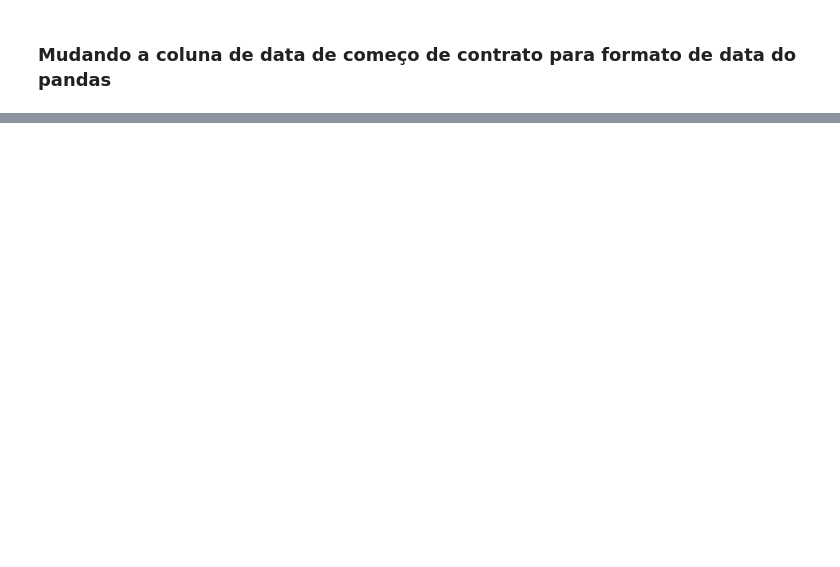
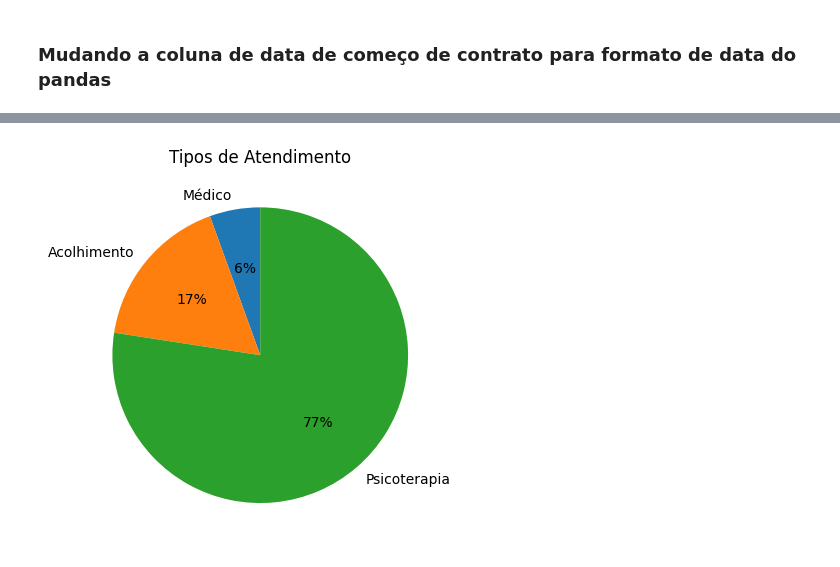
Before and after one commit to leoscarlato/deploy-sprint, a Jupyter notebook: notebooks/modelo.ipynb, the cells around one changed output, grey strips where cells are left out. Drawn from its saved outputs; the diff is of its cells as text; code cells hidden in the pictures; blank space fills up the shorter version.

```diff
--- a/notebooks/modelo.ipynb
+++ b/notebooks/modelo.ipynb
@@ -428,0 +448,9 @@ sns.heatmap(corr, xticklabels=corr.columns, yticklabels=corr.columns)
+# %%
+labels = ["Médico", "Acolhimento", "Psicoterapia"]
+values = [df["Qde Atendimento Médico"].sum(), df["Qde Atendimentos Acolhimento"].sum(), df["Qde Psicoterapia"].sum()]
+
+plt.pie(values, labels=labels, autopct='%1.0f%%', startangle=90, textprops={'fontsize': 10})
+plt.title("Tipos de Atendimento")
+plt.show()
+# %% [output]
+[figure, added]
```
Also changed, not shown: parts of 20 cells of this notebook.
